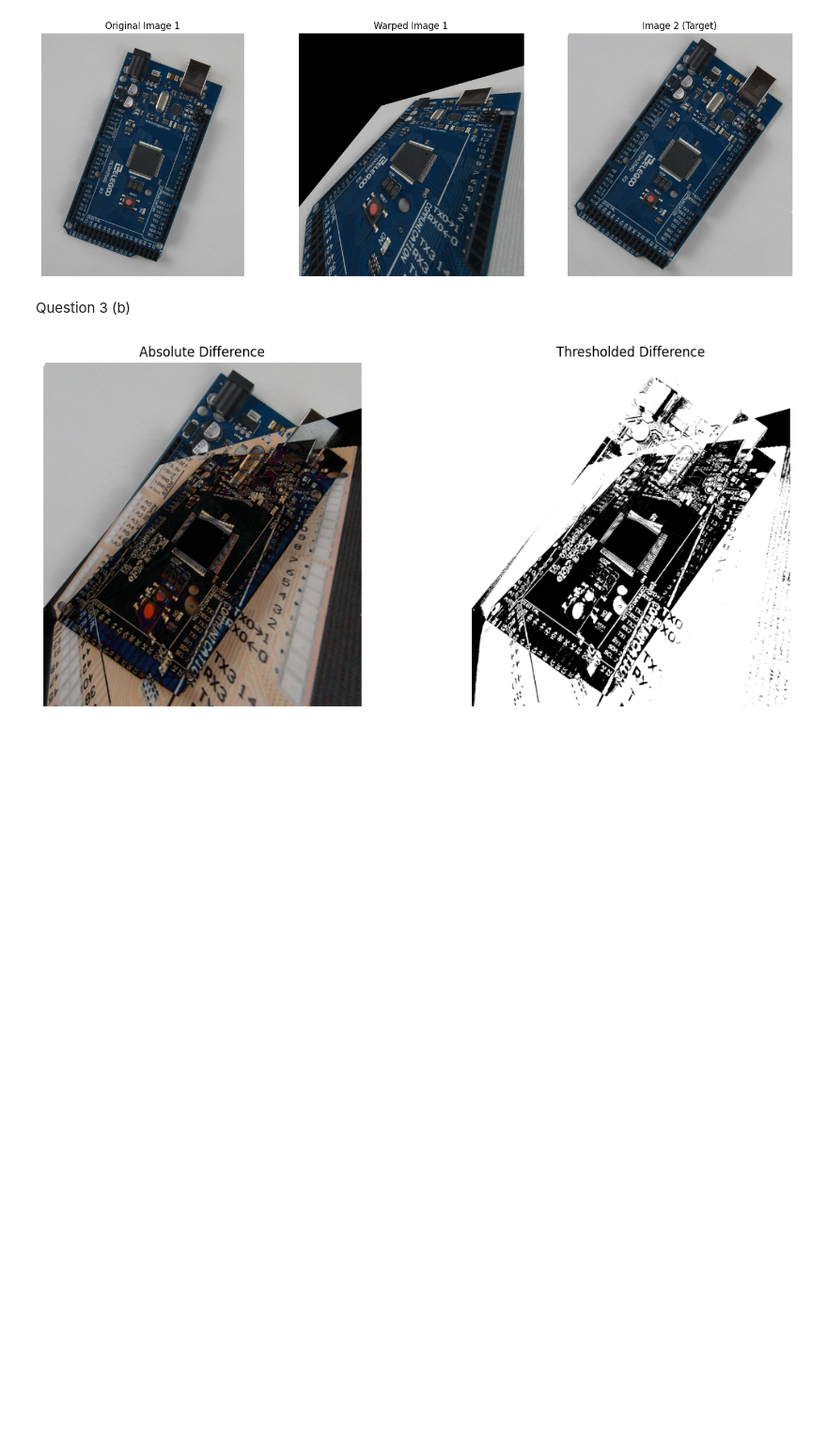
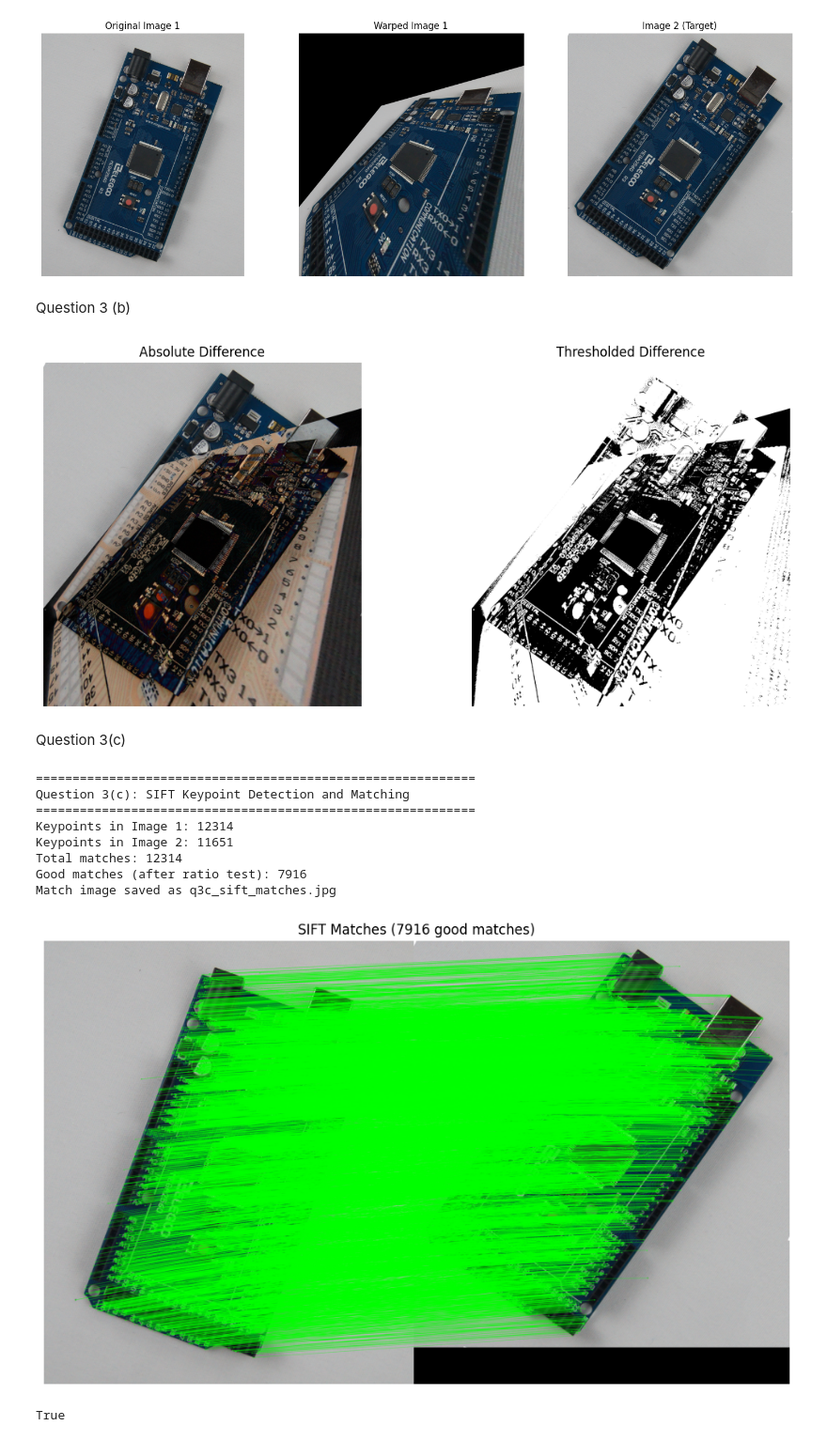
Before and after one commit to Bavitharan/computer-vision-assignment2, a Jupyter notebook: assignment2.ipynb, the cells around one changed output. Shown at 94% size. Cells and saved outputs as stored; diff of their text form; code cells hidden in the pictures; blank space fills up the shorter version.

```diff
--- a/assignment2.ipynb
+++ b/assignment2.ipynb
@@ -333,3 +333,74 @@ plt.savefig('q3b_diff_comparison.png', dpi=150)
 plt.show()
 # %% [output]
 [figure]
+# %% [markdown]
+Question 3(c)
+# %%
+print("\n" + "=" * 60)
+print("Question 3(c): SIFT Keypoint Detection and Matching")
+print("=" * 60)
+
+# Convert to grayscale
+gray1 = cv.cvtColor(im1, cv.COLOR_BGR2GRAY)
+gray2 = cv.cvtColor(im2, cv.COLOR_BGR2GRAY)
+
+# Create SIFT detector
+sift = cv.SIFT_create()
+
+# Detect keypoints and compute descriptors
+kp1, des1 = sift.detectAndCompute(gray1, None)
+kp2, des2 = sift.detectAndCompute(gray2, None)
+
+print(f"Keypoints in Image 1: {len(kp1)}")
+print(f"Keypoints in Image 2: {len(kp2)}")
+
+# Match descriptors using BFMatcher with Lowe's ratio test
+bf = cv.BFMatcher()
+matches = bf.knnMatch(des1, des2, k=2)
+
+# Apply Lowe's ratio test
+good_matches = []
+for m, nn in matches:
+    if m.distance < 0.75 * nn.distance:
+        good_matches.append(m)
+
+print(f"Total matches: {len(matches)}")
+print(f"Good matches (after ratio test): {len(good_matches)}")
+
+# Draw matches
+match_img = cv.drawMatches(
+    im1, kp1, im2, kp2, good_matches, None,
+    matchColor=(0, 255, 0),
+    singlePointColor=(255, 0, 0),
+    flags=cv.DrawMatchesFlags_NOT_DRAW_SINGLE_POINTS
+)
+
+cv.imwrite('q3c_sift_matches.jpg', match_img)
+print("Match image saved as q3c_sift_matches.jpg")
+
+plt.figure(figsize=(16, 6))
+plt.imshow(cv.cvtColor(match_img, cv.COLOR_BGR2RGB))
+plt.title(f'SIFT Matches ({len(good_matches)} good matches)')
+plt.axis('off')
+plt.tight_layout()
+plt.savefig('q3c_sift_matches_plot.png', dpi=150)
+plt.show()
+
+# Also draw keypoints on individual images
+img_kp1 = cv.drawKeypoints(im1, kp1, None, color=(0, 255, 0),
+                            flags=cv.DrawMatchesFlags_DRAW_RICH_KEYPOINTS)
+img_kp2 = cv.drawKeypoints(im2, kp2, None, color=(0, 255, 0),
+                            flags=cv.DrawMatchesFlags_DRAW_RICH_KEYPOINTS)
+cv.imwrite('q3c_keypoints_im1.jpg', img_kp1)
+cv.imwrite('q3c_keypoints_im2.jpg', img_kp2)
+# %% [output]
+============================================================
+Question 3(c): SIFT Keypoint Detection and Matching
+============================================================
+Keypoints in Image 1: 12314
+Keypoints in Image 2: 11651
+Total matches: 12314
+Good matches (after ratio test): 7916
+Match image saved as q3c_sift_matches.jpg
+[figure, added]
+True
```
Also changed, not shown: 4 other files.
